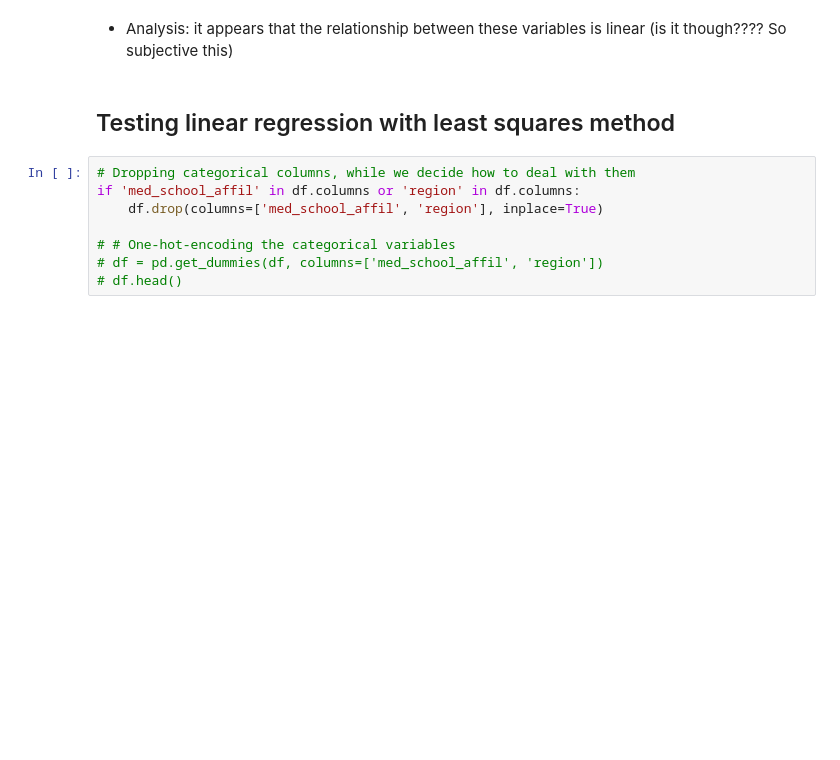
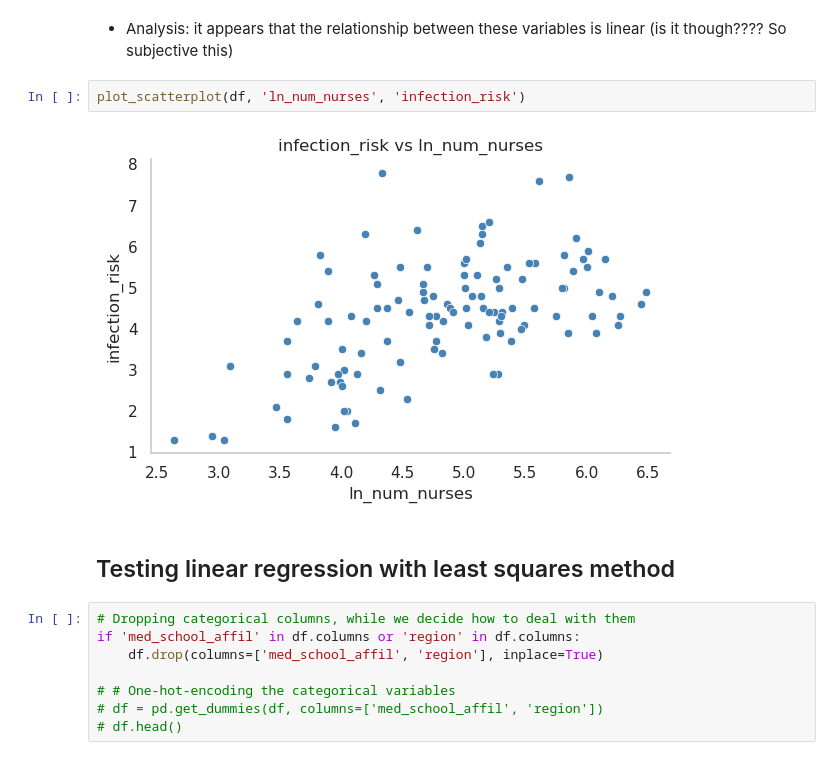
Before and after one commit to DaviGiordano/modeling-risk-infection, a Jupyter notebook: eda.ipynb, the cells around one changed output. Drawn from its saved outputs; the diff is of its cells as text; blank space fills up the shorter version.

```diff
--- a/eda.ipynb
+++ b/eda.ipynb
@@ -133,5 +156,9 @@ plot_scatterplot(df, 'routine_culturing_ratio', 'infection_risk')
 # %% [markdown]
 * Analysis: it appears that the relationship between these variables is linear (is it though???? So subjective this)
+# %%
+plot_scatterplot(df, 'ln_num_nurses', 'infection_risk')
+# %% [output]
+[figure, added]
 # %% [markdown]
 ## Testing linear regression with least squares method
 # %%
```
Also changed, not shown: parts of 18 cells of this notebook.
